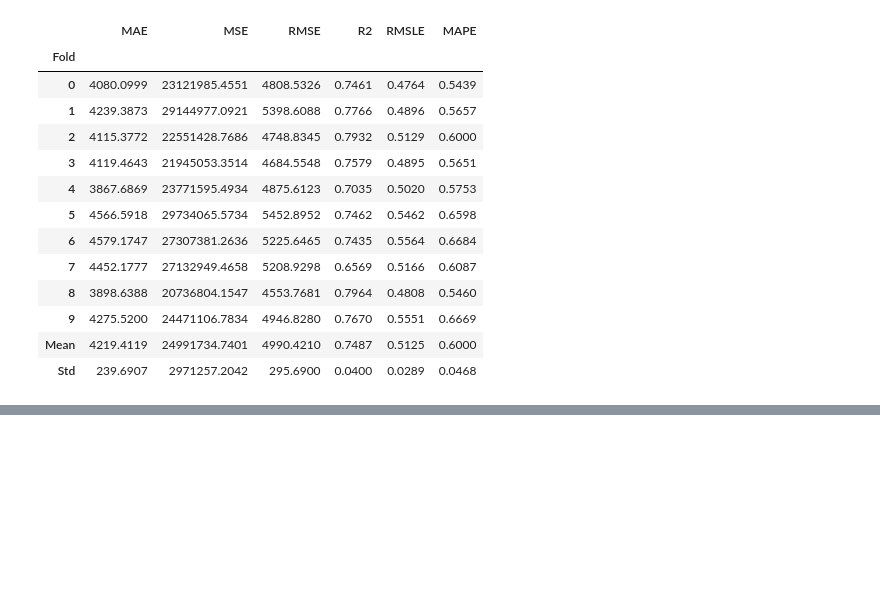
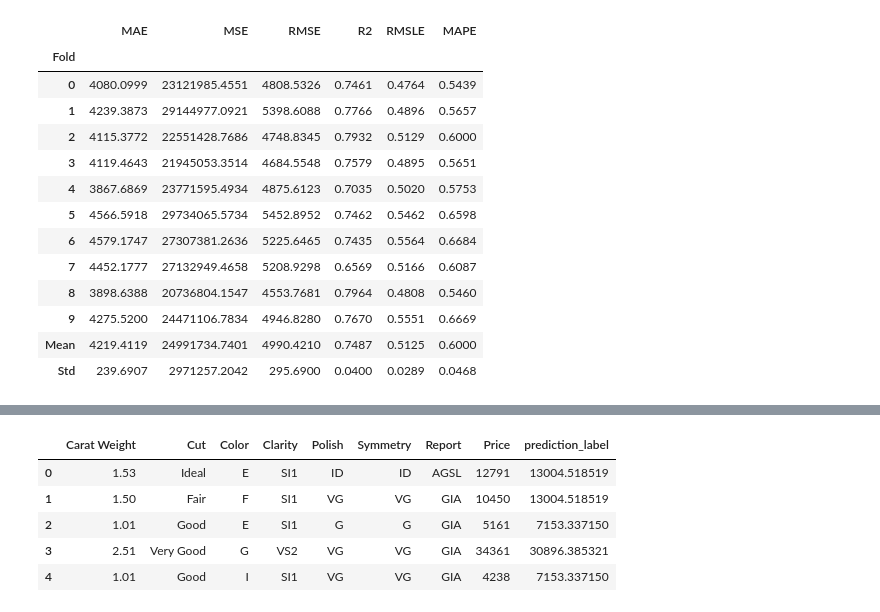
Before and after one commit to haleynpatel/PyCaret-ResearchTest, a Jupyter notebook: RegressionModules.ipynb, the cells around one changed output, grey strips where cells are left out. Cells and saved outputs as stored; diff of their text form; code cells hidden in the pictures; blank space fills up the shorter version.

```diff
--- a/RegressionModules.ipynb
+++ b/RegressionModules.ipynb
@@ -268,0 +302,9 @@ plot_model(tuned_ada)
+# %%
+test_pred.head()
+# %% [output]
+|  | Carat Weight | Cut | Color | Clarity | Polish | Symmetry | Report | Price | prediction_label |
+| 0 | 1.53 | Ideal | E | SI1 | ID | ID | AGSL | 12791 | 13004.518519 |
+| 1 | 1.50 | Fair | F | SI1 | VG | VG | GIA | 10450 | 13004.518519 |
+| 2 | 1.01 | Good | E | SI1 | G | G | GIA | 5161 | 7153.337150 |
+| 3 | 2.51 | Very Good | G | VS2 | VG | VG | GIA | 34361 | 30896.385321 |
+| 4 | 1.01 | Good | I | SI1 | VG | VG | GIA | 4238 | 7153.337150 |
```
Also changed, not shown: parts of 11 cells of this notebook.
